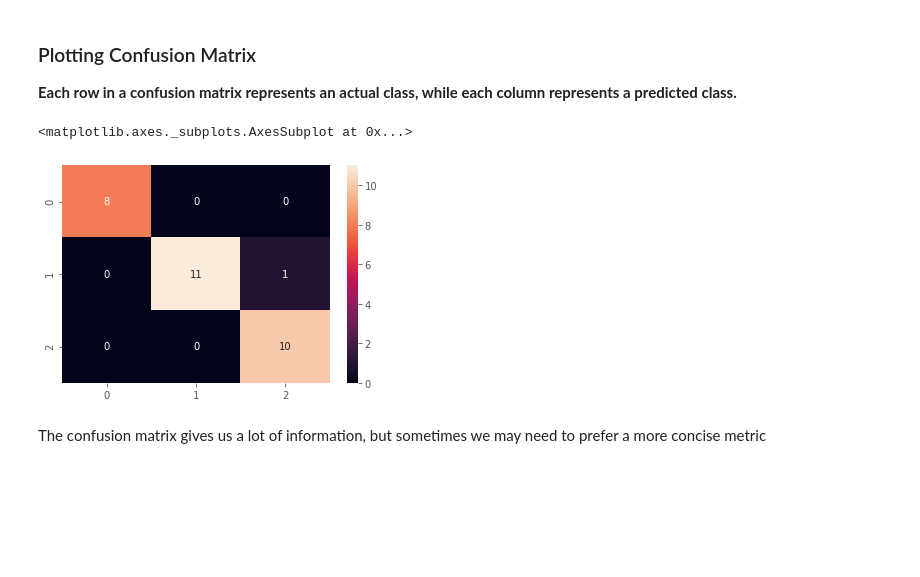
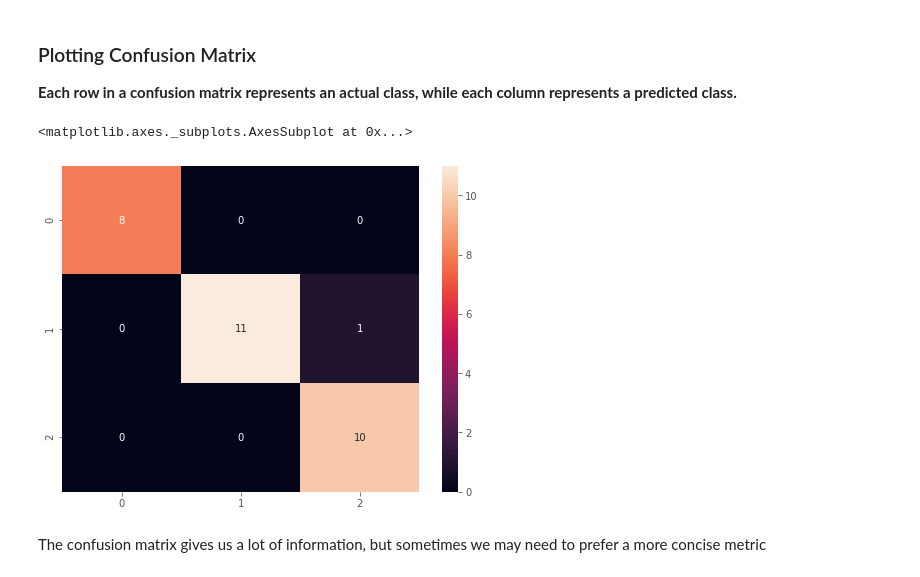
Before and after one commit to abidshafee/DataScienceYouTubeTutorials, a Jupyter notebook: KNN_Classification.ipynb, the cells around one changed output. Drawn from its saved outputs; the diff is of its cells as text; code cells hidden in the pictures; blank space fills up the shorter version.

```diff
--- a/KNN_Classification.ipynb
+++ b/KNN_Classification.ipynb
@@ -209,10 +209,11 @@ print(conf_matrix.shape)
 ### Plotting Confusion Matrix
 **Each row in a confusion matrix represents an actual class, while each column represents a predicted class.**
 # %%
+plt.figure(figsize=(8,6))
 sns.heatmap(conf_matrix, annot=True)
 # %% [output]
 <matplotlib.axes._subplots.AxesSubplot at 0x...>
-[figure, old version]
+[figure, new version]
 # %% [markdown]
 The confusion matrix gives us a lot of information, but sometimes we may need to prefer a more concise metric
 # %% [markdown]
```
